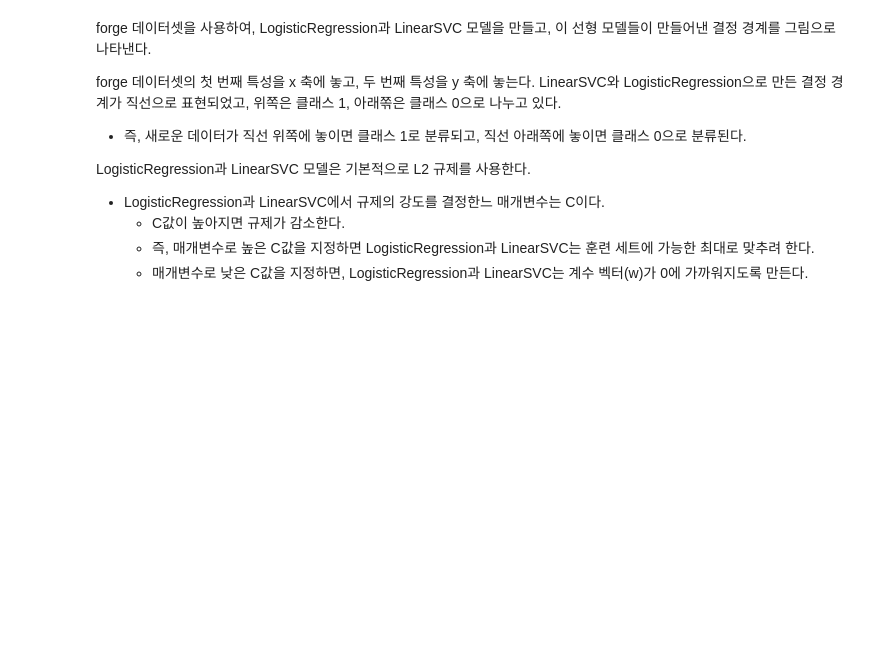
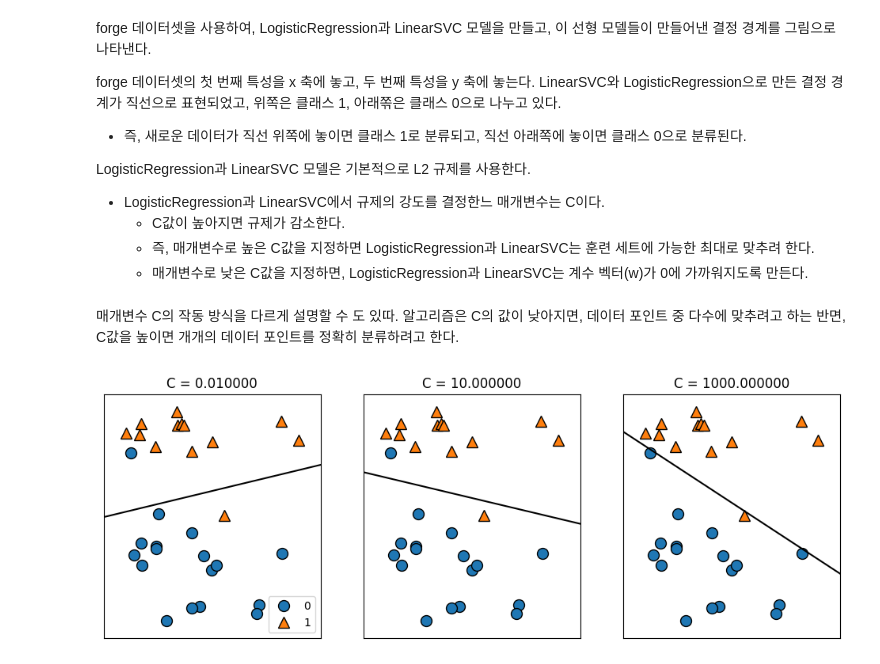
Before and after one commit to kamja44/MLTIL, a Jupyter notebook: ScikitLearnWithPython/Chap2/지도학습.ipynb, the cells around one changed output. Drawn from its saved outputs; the diff is of its cells as text; code cells hidden in the pictures; blank space fills up the shorter version.

```diff
--- a/ScikitLearnWithPython/Chap2/지도학습.ipynb
+++ b/ScikitLearnWithPython/Chap2/지도학습.ipynb
@@ -493,3 +493,11 @@ LogisticRegression과 LinearSVC 모델은 기본적으로 L2 규제를 사용한
     - C값이 높아지면 규제가 감소한다.
     - 즉, 매개변수로 높은 C값을 지정하면 LogisticRegression과 LinearSVC는 훈련 세트에 가능한 최대로 맞추려 한다.
     - 매개변수로 낮은 C값을 지정하면, LogisticRegression과 LinearSVC는 계수 벡터(w)가 0에 가까워지도록 만든다.
+# %% [markdown]
+매개변수 C의 작동 방식을 다르게 설명할 수 도 있따.
+알고리즘은 C의 값이 낮아지면, 데이터 포인트 중 다수에 맞추려고 하는 반면, C값을 높이면 개개의 데이터 포인트를 정확히 분류하려고 한다.
+# %%
+# LinearSVC를 사용한 예
+mglearn.plots.plot_linear_svc_regularization()
+# %% [output]
+[figure, added]
```
Also changed, not shown: parts of 23 cells of this notebook.
